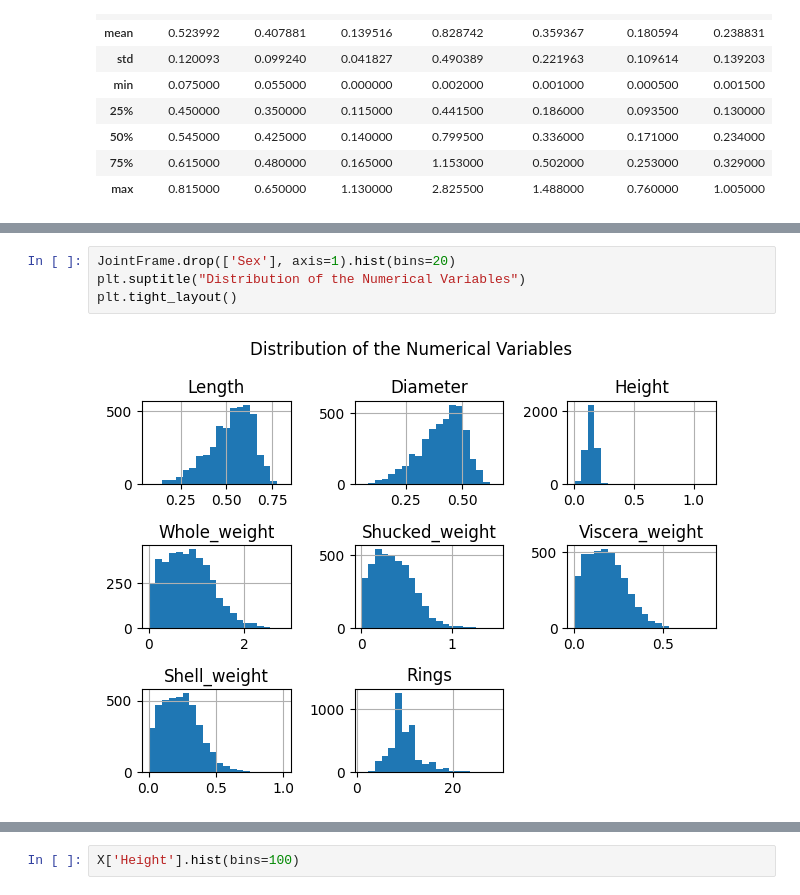
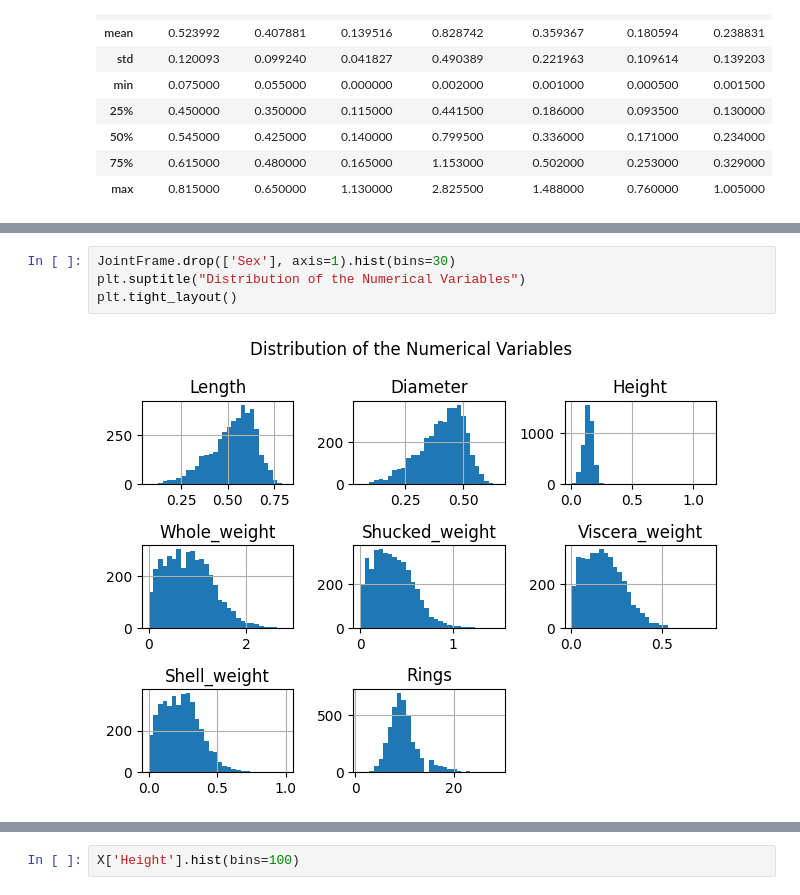
Before and after one commit to kacpersienkiewicz/Abalone-Age-Prediction, a Jupyter notebook: UCIAbaloneAgePrediction.ipynb, the cells around one changed output, grey strips where cells are left out. Cells and saved outputs as stored; diff of their text form.

```diff
--- a/UCIAbaloneAgePrediction.ipynb
+++ b/UCIAbaloneAgePrediction.ipynb
@@ -94,9 +94,9 @@ JointFrame.corr(numeric_only=True)
 | Shell_weight | 0.897706 | 0.905330 | 0.817338 | 0.955355 | 0.882617 | 0.907656 | 1.000000 | 0.627574 |
 | Rings | 0.556720 | 0.574660 | 0.557467 | 0.540390 | 0.420884 | 0.503819 | 0.627574 | 1.000000 |
 # %%
-JointFrame.drop(['Sex'], axis=1).hist(bins=20)
+JointFrame.drop(['Sex'], axis=1).hist(bins=30)
 plt.suptitle("Distribution of the Numerical Variables")
 plt.tight_layout()
 # %% [output]
-[figure, old version]
+[figure, new version]
 # %%
```
Also changed, not shown: parts of 1 cell of this notebook.
